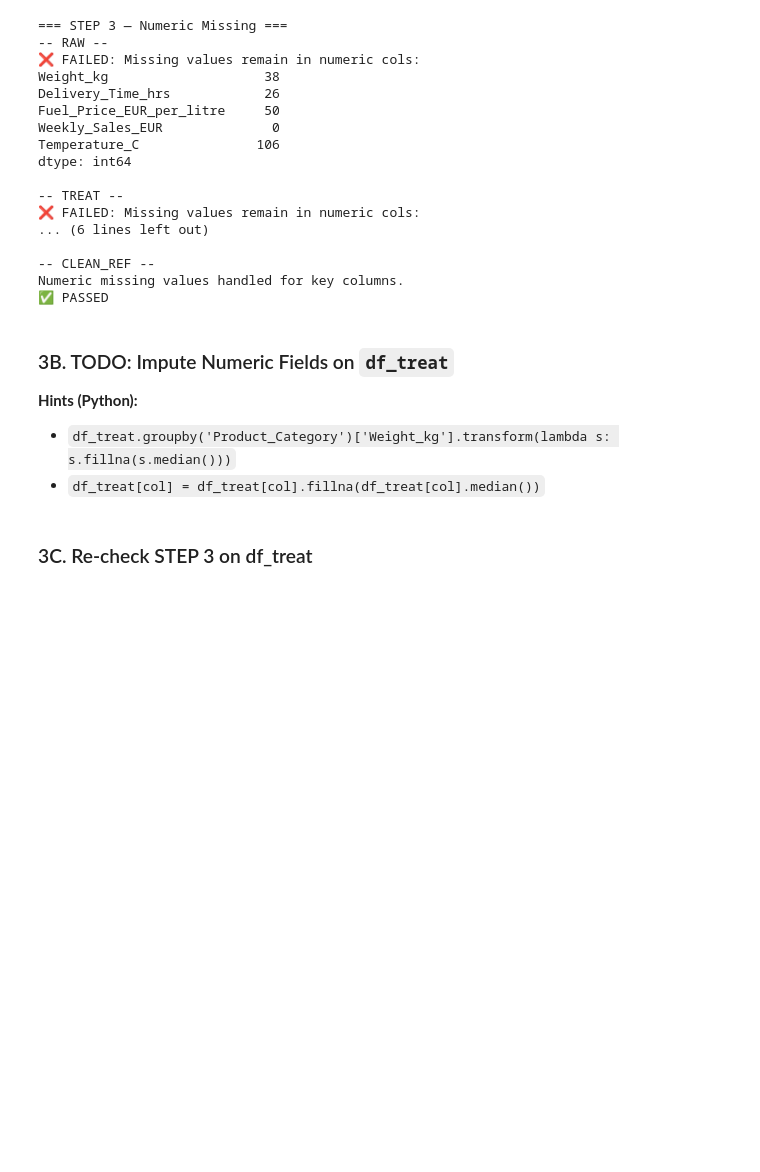
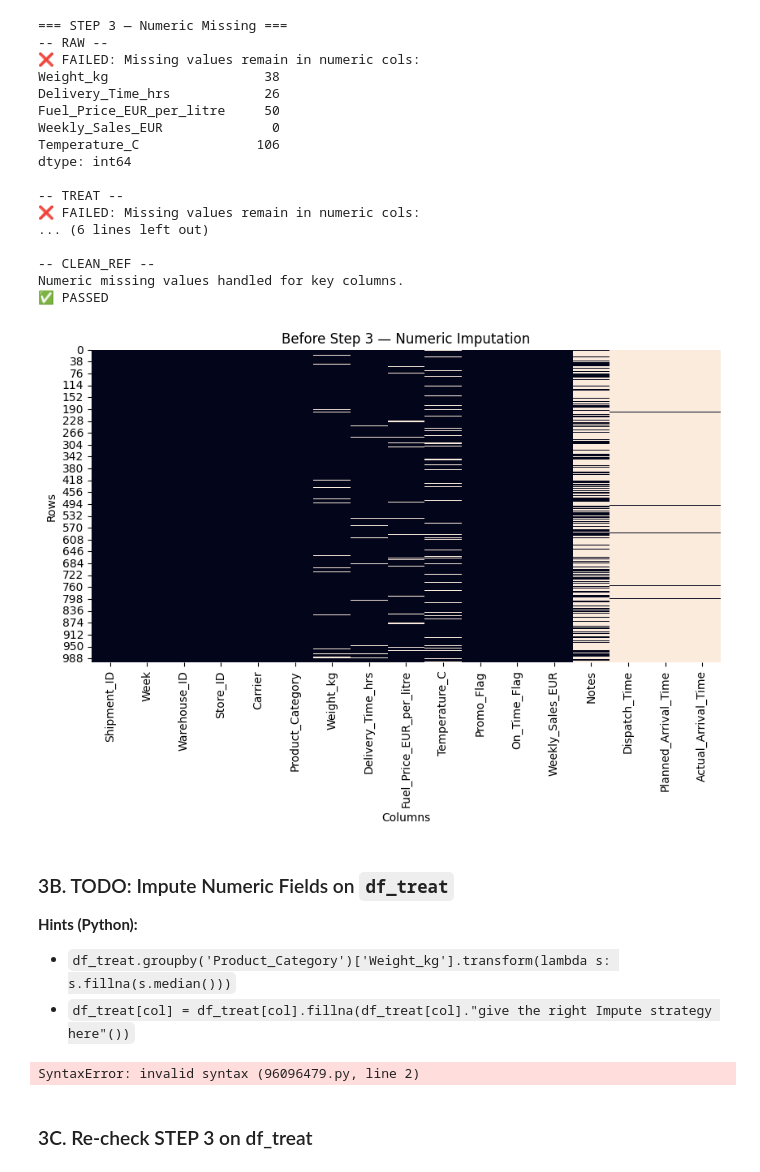
Before and after one commit to saikisri97/17_Hof_Lecture_Code_Pingo, a Jupyter notebook: Supply_Chain_Analytics/code/EDA_TREAT_6_class_version.ipynb, the cells around one changed output. Cells and saved outputs as stored; diff of their text form; code cells hidden in the pictures; blank space fills up the shorter version.

```diff
--- a/Supply_Chain_Analytics/code/EDA_TREAT_6_class_version.ipynb
+++ b/Supply_Chain_Analytics/code/EDA_TREAT_6_class_version.ipynb
@@ -266,17 +311,22 @@ dtype: int64
 -- CLEAN_REF --
 Numeric missing values handled for key columns.
 ✅ PASSED
+# %%
+plot_missingness_heatmap(df_treat, "Before Step 3 — Numeric Imputation")
+# %% [output]
+[figure, added]
 # %% [markdown]
 ### 3B. TODO: Impute Numeric Fields on `df_treat`
 **Hints (Python):**
 - `df_treat.groupby('Product_Category')['Weight_kg'].transform(lambda s: s.fillna(s.median()))`
-- `df_treat[col] = df_treat[col].fillna(df_treat[col].median())`
+- `df_treat[col] = df_treat[col].fillna(df_treat[col]."give the right Impute strategy here"())`
 # %%
 # TODO: Impute numeric fields in df_treat
-df_treat['Weight_kg'] = df_treat.groupby('Product_Category')['Weight_kg'] \
-                              .transform(lambda s: s.fillna(s.median()))
+df_treat['Weight_kg'] =
 for col in ['Delivery_Time_hrs', 'Fuel_Price_EUR_per_litre', 'Weekly_Sales_EUR', 'Temperature_C']:
-    df_treat[col] = df_treat[col].fillna(df_treat[col].median())
+    df_treat[col] = df_treat[col].fillna(df_treat[col].)# think about is it better with .median() or mean ( )
+# %% [output]
+SyntaxError: invalid syntax (96096479.py, line 2)
 # %% [markdown]
 ### 3C. Re-check STEP 3 on df_treat
 # %%
```
Also changed, not shown: parts of 24 cells of this notebook.
